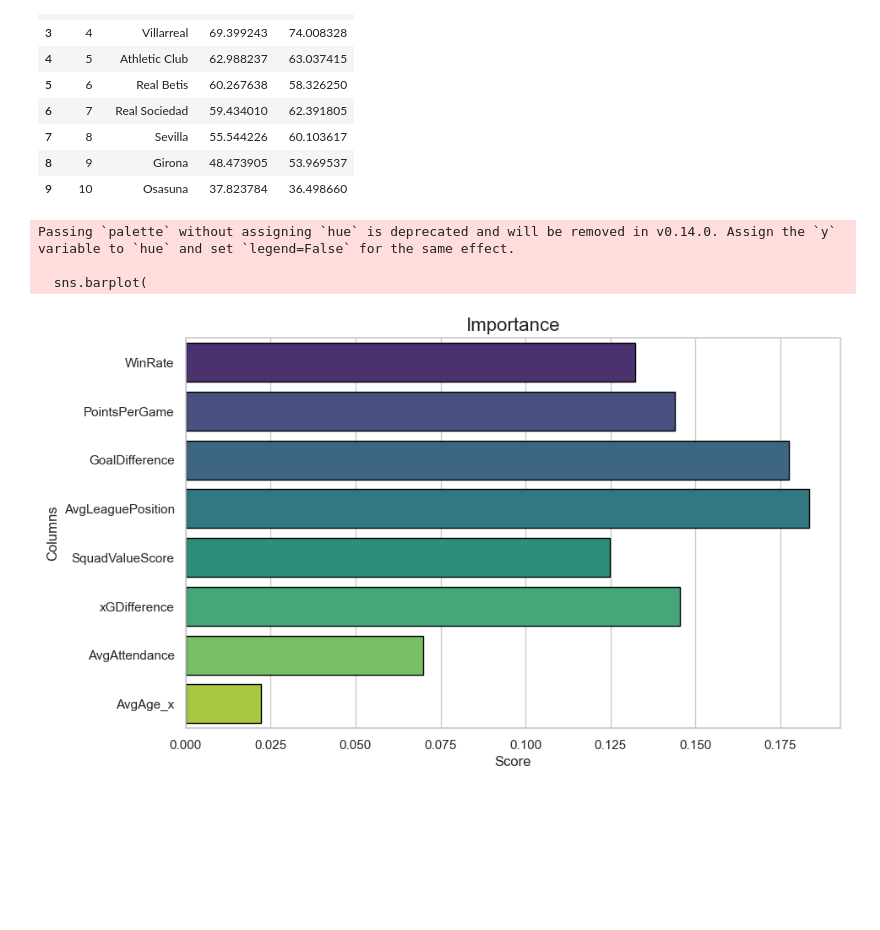
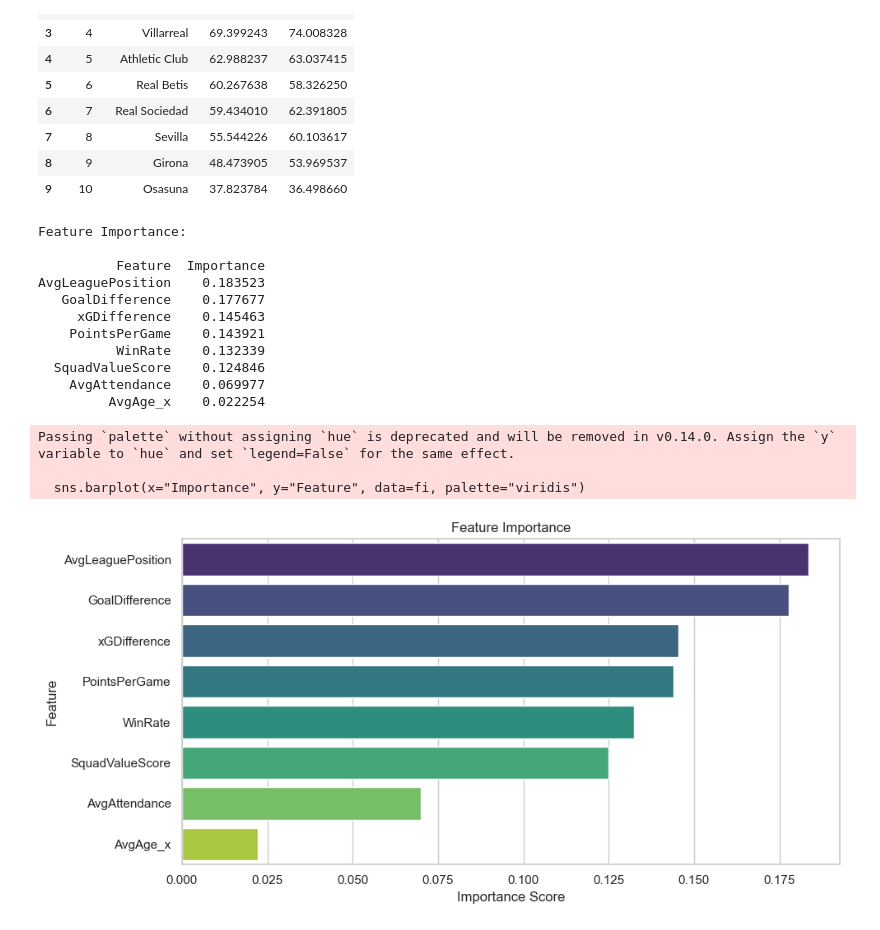
Before and after one commit to Divyanshu-Kumar19/LaLiga-Analysis, a Jupyter notebook: Analysis/src/modelling.ipynb, the cells around one changed output. Saved outputs shown, nothing was run; the diff lists cells and outputs as text; code cells hidden in the pictures; blank space fills up the shorter version.

```diff
--- a/Analysis/src/modelling.ipynb
+++ b/Analysis/src/modelling.ipynb
@@ -69,8 +181,8 @@ X_train, X_test, y_train, y_test = train_test_split(
 )
 # %%
 param_grid = {
-    'n_estimators': [300, 400, 500],
-    'max_depth': [10, 12, 15],
+    'n_estimators': [200, 300, 400],
+    'max_depth': [3, 5, 10],
     'min_samples_split': [2, 5],
     'min_samples_leaf': [1, 2]
 }
@@ -84,3 +196,4 @@ grid_search = GridSearchCV(
 
 grid_search.fit(X_train, y_train)
 model = grid_search.best_estimator_
+print(f"Best parameters: {grid_search.best_params_}")
@@ -133,22 +248,33 @@ ml_score[["Rank", "Team", "MLScore", "TargetScore"]].head(10)
 | 8 | 9 | Girona | 48.473905 | 53.969537 |
 | 9 | 10 | Osasuna | 37.823784 | 36.498660 |
 # %%
-importances = model.feature_importances_
-plt.figure(figsize=(10, 6))
-sns.barplot(
-    x=importances,
-    y=imp_cols,
-    palette="viridis",
-    edgecolor="black"
-)
-plt.title("Importance", fontsize=16)
-plt.xlabel("Score")
-plt.ylabel("Columns")
-plt.savefig("../Outputs/feature_importance.png", dpi=300, bbox_inches="tight")
+fi = pd.DataFrame(
+    {"Feature": imp_cols, "Importance": model.feature_importances_[: len(imp_cols)]}
+).sort_values(by="Importance", ascending=False)
+
+print("\nFeature Importance:\n")
+print(fi.to_string(index=False))
+
+plt.figure(figsize=(10, 5))
+sns.barplot(x="Importance", y="Feature", data=fi, palette="viridis")
+plt.title("Feature Importance")
+plt.xlabel("Importance Score")
+plt.tight_layout()
 plt.show()
 # %% [output]
-Passing `palette` without assigning `hue` is deprecated and will be removed in v0.14.0. Assign the `y` variable to `hue` and set `legend=False` for the same effect.
+Feature Importance:
 
-  sns.barplot(
+          Feature  Importance
+AvgLeaguePosition    0.183523
+   GoalDifference    0.177677
+     xGDifference    0.145463
+    PointsPerGame    0.143921
+          WinRate    0.132339
+  SquadValueScore    0.124846
+    AvgAttendance    0.069977
+         AvgAge_x    0.022254
+Passing `palette` without assigning `hue` is deprecated and will be removed in v0.14.0. Assign the `y` variable to `hue` and set `legend=False` for the same effect.
+
+  sns.barplot(x="Importance", y="Feature", data=fi, palette="viridis")
-[figure, old version]
+[figure, new version]
 # %%
```
Also changed, not shown: parts of 18 cells of this notebook, 24 other files.
